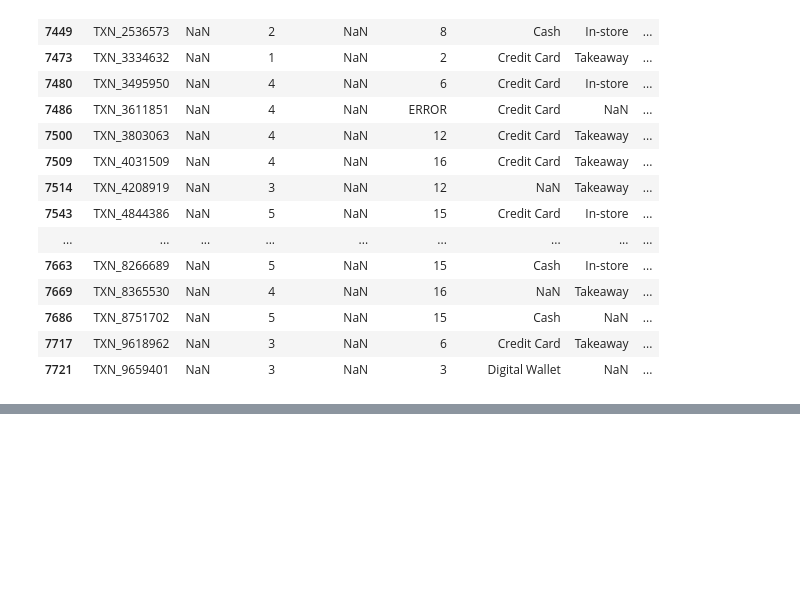
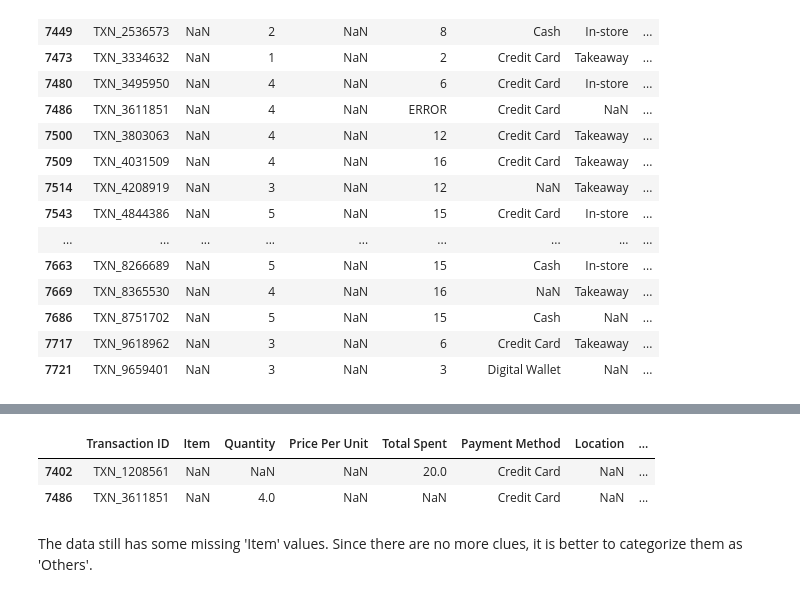
Before and after one commit to jeeenss/Data-Analysis-with-Python, a Jupyter notebook: Cafe_Sales/cafe_sales_analysis.ipynb, the cells around one changed output, grey strips where cells are left out. Cells and saved outputs as stored; diff of their text form; code cells hidden in the pictures; blank space fills up the shorter version.

```diff
--- a/Cafe_Sales/cafe_sales_analysis.ipynb
+++ b/Cafe_Sales/cafe_sales_analysis.ipynb
@@ -270,2 +250,0 @@ Apparently there are two suspicious Item Name which are UNKNOWN and ERROR. Bette
-# %%
-df['Item'] = df['Item'].replace({'UNKNOWN':'Others', 'ERROR':'Others'})
@@ -303,0 +366,8 @@ memory usage: 625.1+ KB
+# %%
+df[df['Item'].isnull()]
+# %% [output]
+|  | Transaction ID | Item | Quantity | Price Per Unit | Total Spent | Payment Method | Location | ... |
+| 7402 | TXN_1208561 | NaN | NaN | NaN | 20.0 | Credit Card | NaN | ... |
+| 7486 | TXN_3611851 | NaN | 4.0 | NaN | NaN | Credit Card | NaN | ... |
+# %% [markdown]
+The data still has some missing 'Item' values. Since there are no more clues, it is better to categorize them as 'Others'.
```
Also changed, not shown: parts of 27 cells of this notebook.
